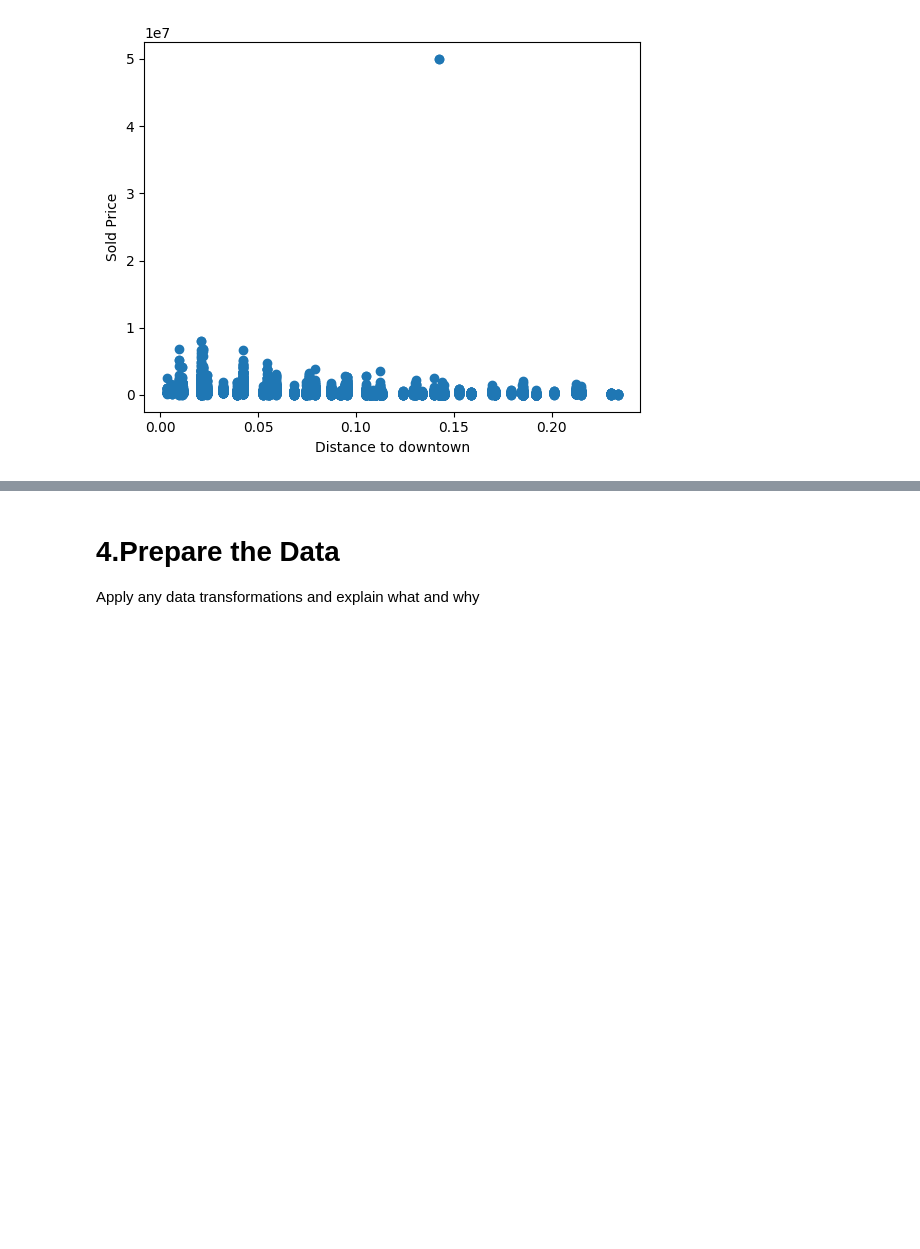
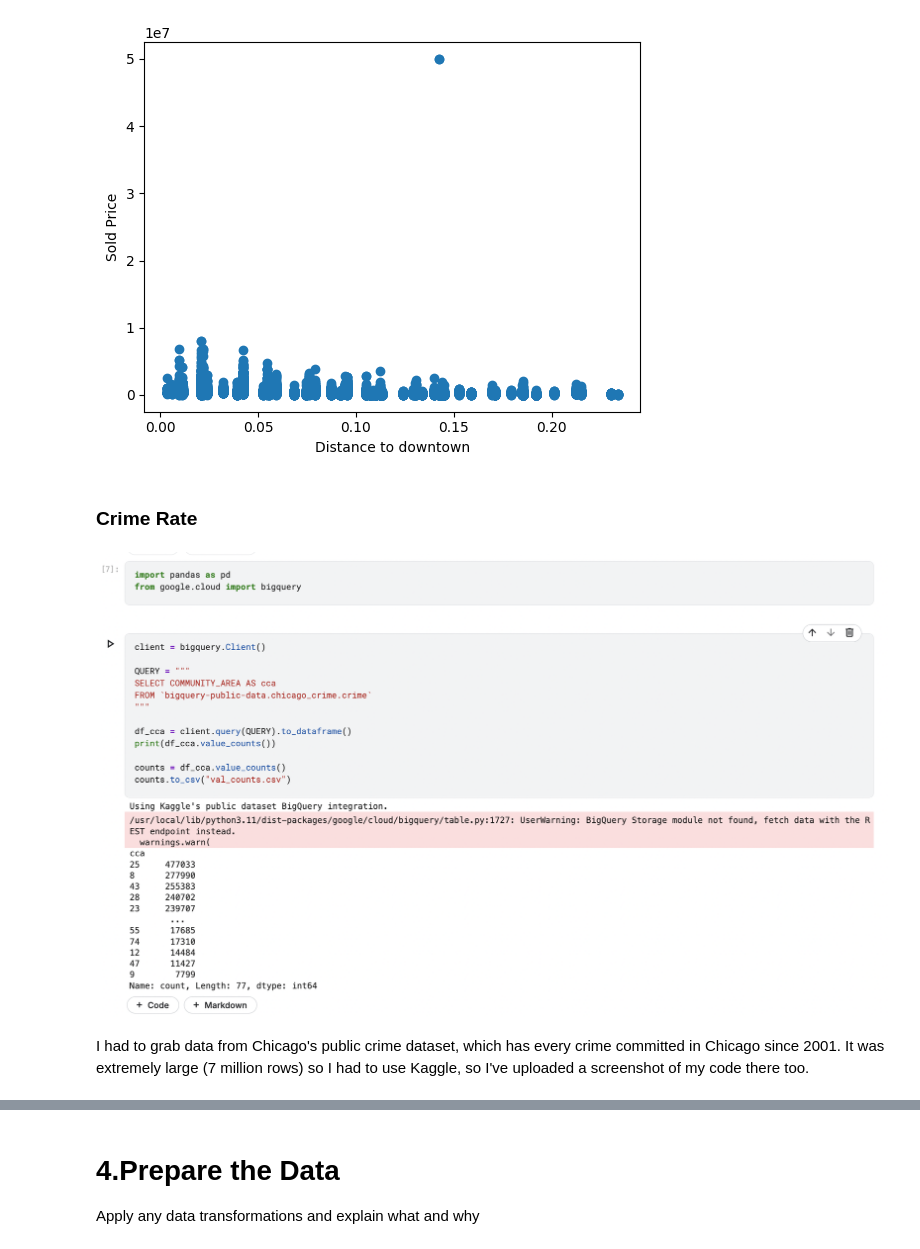
Before and after one commit to Kyra15/MachineLearningAHS, a Jupyter notebook: Project_2/Project_2.ipynb, the cells around one changed output, grey strips where cells are left out. Drawn from its saved outputs; the diff is of its cells as text; code cells hidden in the pictures; blank space fills up the shorter version.

```diff
--- a/Project_2/Project_2.ipynb
+++ b/Project_2/Project_2.ipynb
@@ -406,3 +416,12 @@ plt.ylabel("Sold Price")
 plt.show()
 # %% [output]
 [figure]
+# %% [markdown]
+### Crime Rate
+# %%
+from IPython.display import Image
+Image(filename='crime.png')
+# %% [output]
+[figure, added]
+# %% [markdown]
+I had to grab data from Chicago's public crime dataset, which has every crime committed in Chicago since 2001. It was extremely large (7 million rows) so I had to use Kaggle, so I've uploaded a screenshot of my code there too.
```
Also changed, not shown: parts of 37 cells of this notebook.
